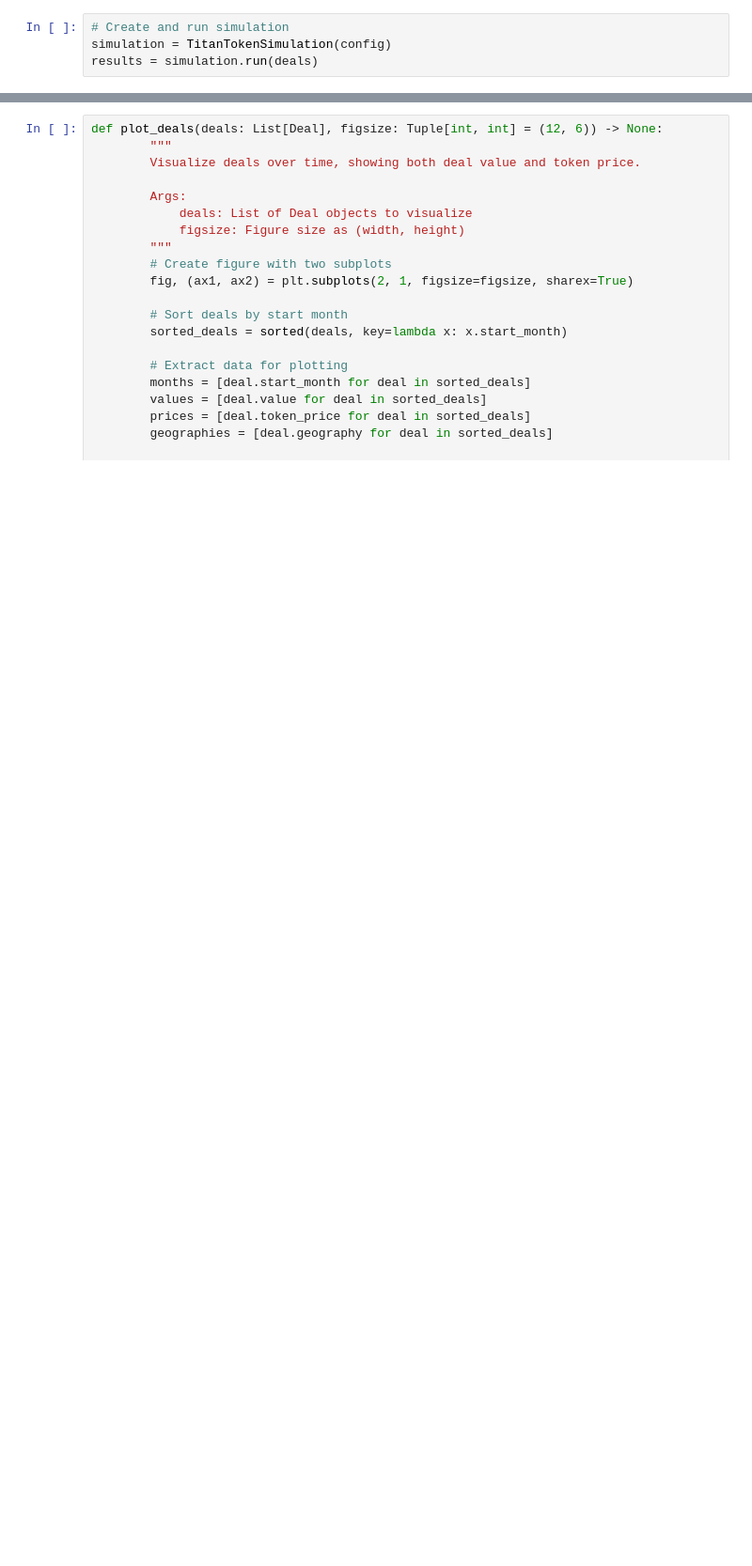
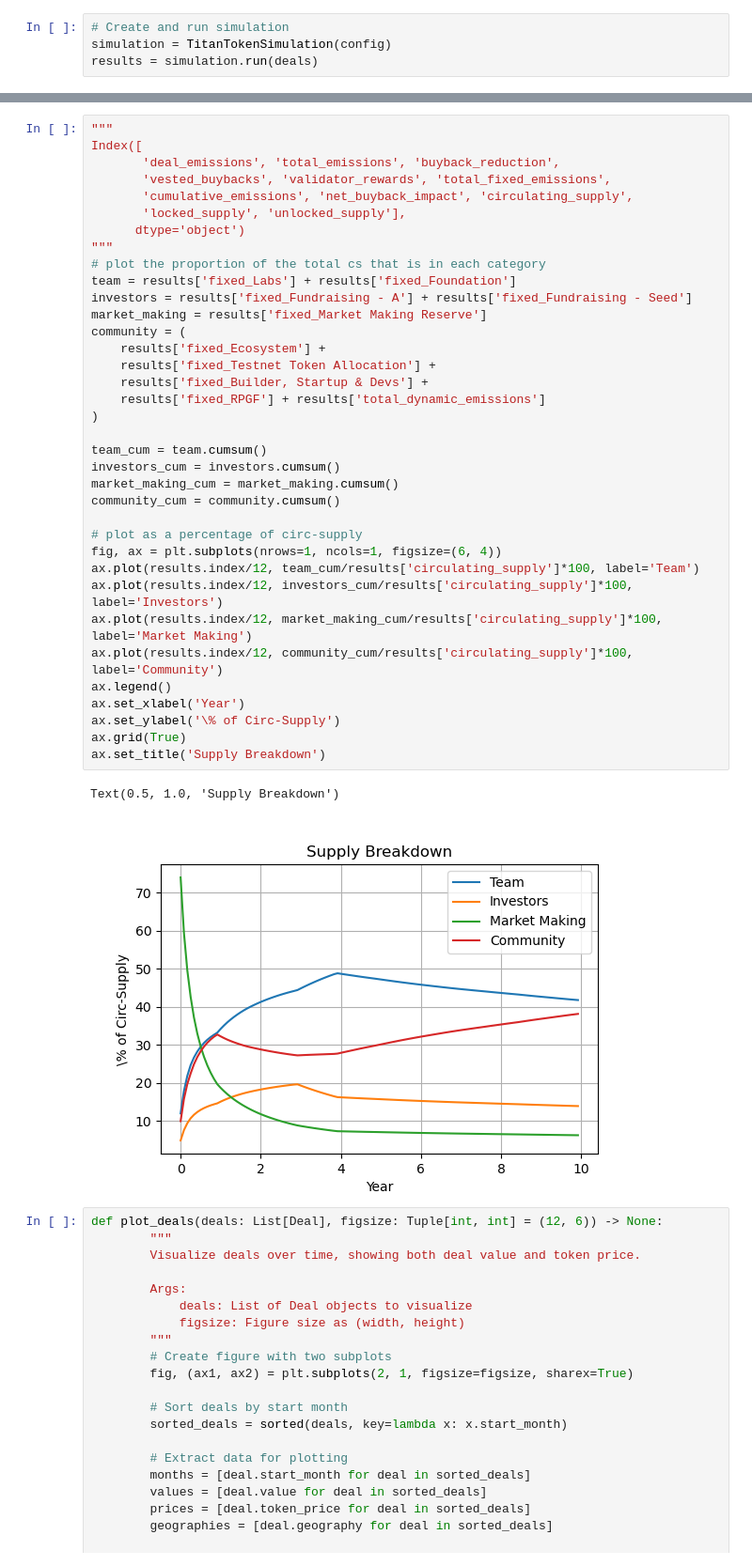
Before and after one commit to CELtd/titan, a Jupyter notebook: notebooks/network_sim.ipynb, the cells around one changed output, grey strips where cells are left out. Shown at 94% size. Saved outputs shown, nothing was run; the diff lists cells and outputs as text; blank space fills up the shorter version.

```diff
--- a/notebooks/network_sim.ipynb
+++ b/notebooks/network_sim.ipynb
@@ -257,3 +277,42 @@ plt.show()
+# %%
+"""
+Index([
+       'deal_emissions', 'total_emissions', 'buyback_reduction',
+       'vested_buybacks', 'validator_rewards', 'total_fixed_emissions',
+       'cumulative_emissions', 'net_buyback_impact', 'circulating_supply',
+       'locked_supply', 'unlocked_supply'],
+      dtype='object')
+"""
+# plot the proportion of the total cs that is in each category
+team = results['fixed_Labs'] + results['fixed_Foundation']
+investors = results['fixed_Fundraising - A'] + results['fixed_Fundraising - Seed']
+market_making = results['fixed_Market Making Reserve']
+community = (
+    results['fixed_Ecosystem'] +
+    results['fixed_Testnet Token Allocation'] +
+    results['fixed_Builder, Startup & Devs'] +
+    results['fixed_RPGF'] + results['total_dynamic_emissions']
+)
+
+team_cum = team.cumsum()
+investors_cum = investors.cumsum()
+market_making_cum = market_making.cumsum()
+community_cum = community.cumsum()
+
+# plot as a percentage of circ-supply
+fig, ax = plt.subplots(nrows=1, ncols=1, figsize=(6, 4))
+ax.plot(results.index/12, team_cum/results['circulating_supply']*100, label='Team')
+ax.plot(results.index/12, investors_cum/results['circulating_supply']*100, label='Investors')
+ax.plot(results.index/12, market_making_cum/results['circulating_supply']*100, label='Market Making')
+ax.plot(results.index/12, community_cum/results['circulating_supply']*100, label='Community')
+ax.legend()
+ax.set_xlabel('Year')
+ax.set_ylabel('\% of Circ-Supply')
+ax.grid(True)
+ax.set_title('Supply Breakdown')
+# %% [output]
+Text(0.5, 1.0, 'Supply Breakdown')
+[figure, added]
 # %%
 def plot_deals(deals: List[Deal], figsize: Tuple[int, int] = (12, 6)) -> None:
         """
```
Also changed, not shown: parts of 8 cells of this notebook, 2 other files.
